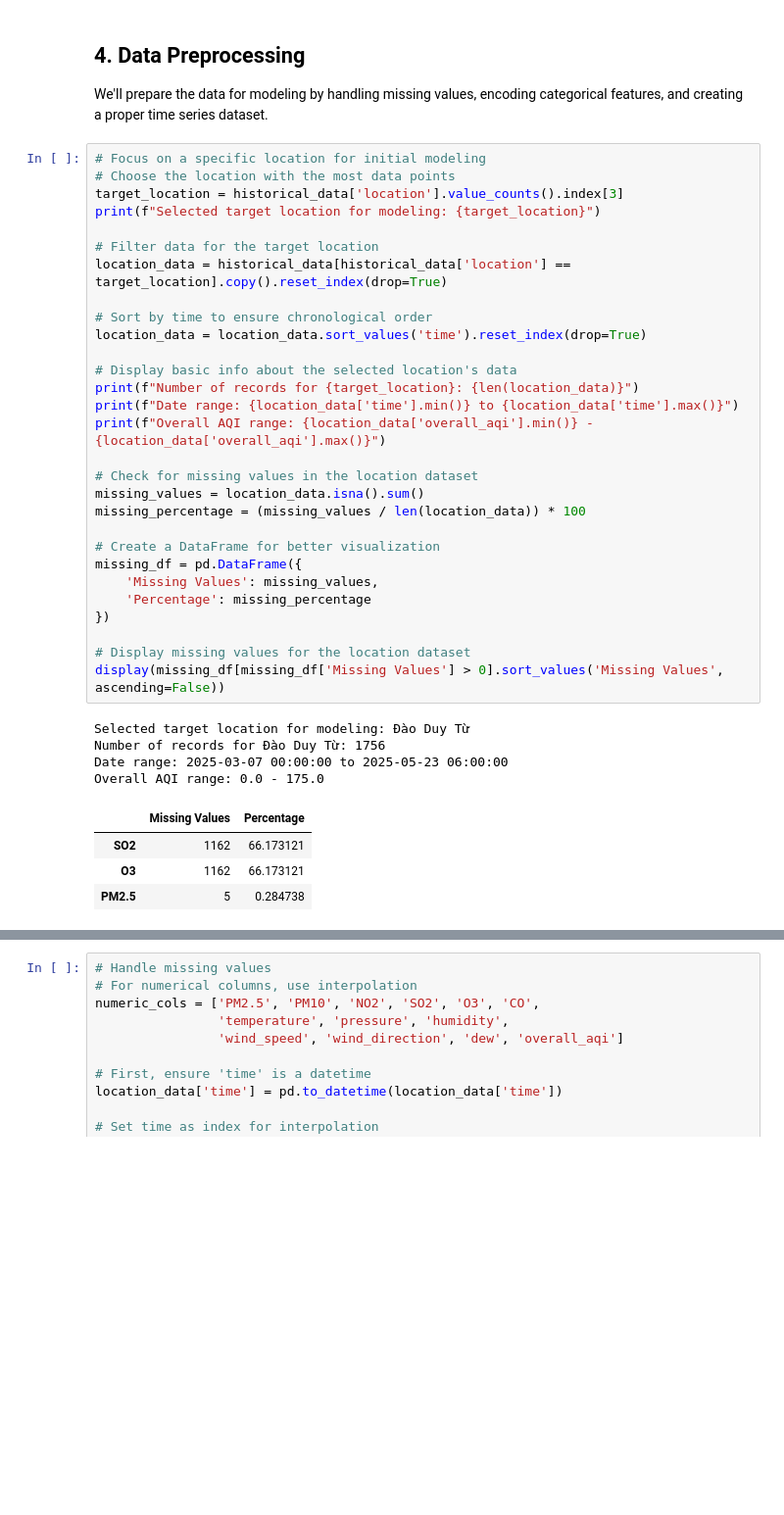
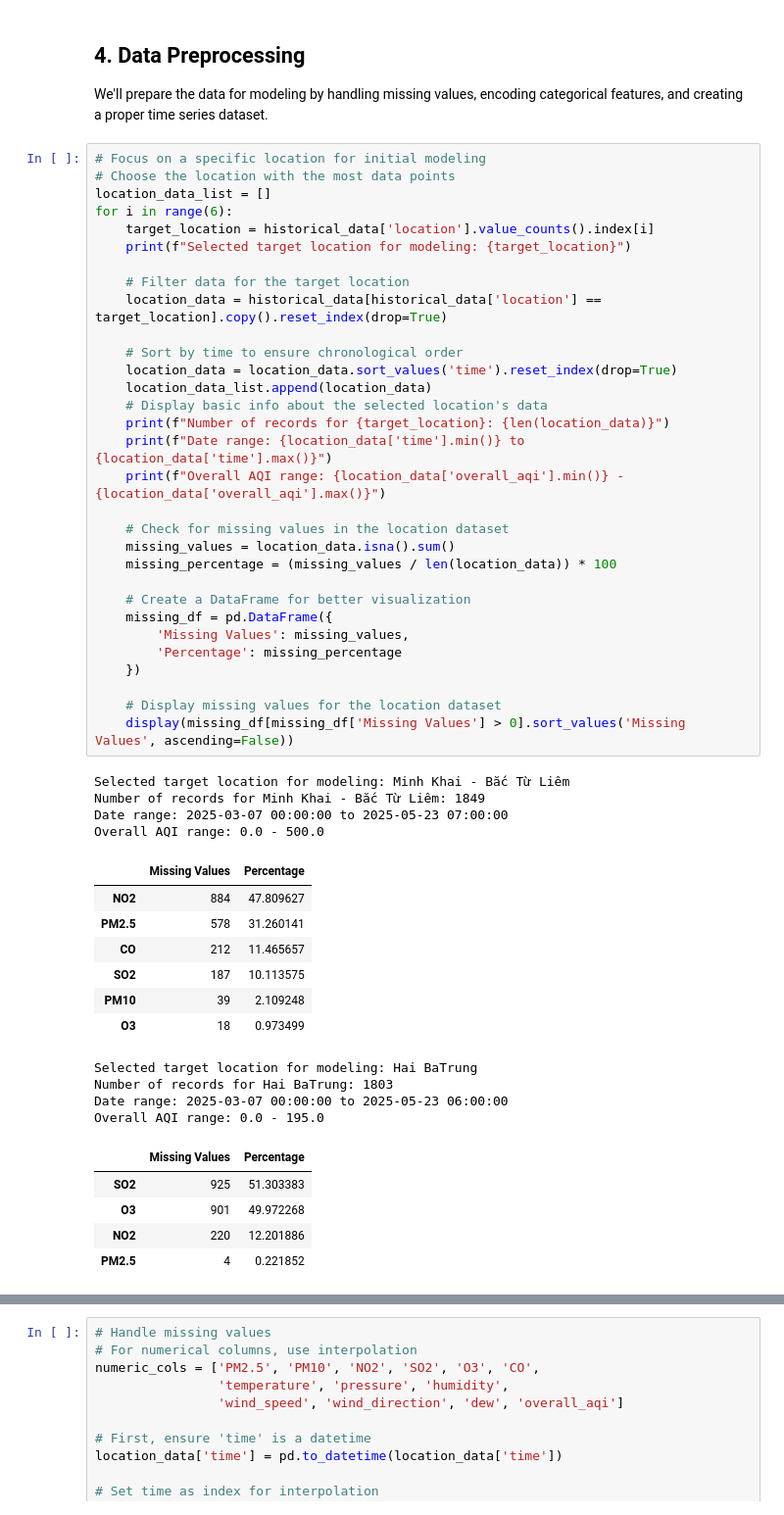
Before and after one commit to tranduchoangnam/Air_Pollution_Prediction, a Jupyter notebook: aqi_forecasting_pipeline_by_location.ipynb, the cells around one changed output, grey strips where cells are left out. Shown at 98% size. Saved outputs shown, nothing was run; the diff lists cells and outputs as text; blank space fills up the shorter version.

```diff
--- a/aqi_forecasting_pipeline_by_location.ipynb
+++ b/aqi_forecasting_pipeline_by_location.ipynb
@@ -385,38 +427,52 @@ We'll prepare the data for modeling by handling missing values, encoding categor
 # %%
 # Focus on a specific location for initial modeling
 # Choose the location with the most data points
-target_location = historical_data['location'].value_counts().index[3]
-print(f"Selected target location for modeling: {target_location}")
+location_data_list = []
+for i in range(6):
+    target_location = historical_data['location'].value_counts().index[i]
+    print(f"Selected target location for modeling: {target_location}")
 
-# Filter data for the target location
-location_data = historical_data[historical_data['location'] == target_location].copy().reset_index(drop=True)
+    # Filter data for the target location
+    location_data = historical_data[historical_data['location'] == target_location].copy().reset_index(drop=True)
 
-# Sort by time to ensure chronological order
-location_data = location_data.sort_values('time').reset_index(drop=True)
+    # Sort by time to ensure chronological order
+    location_data = location_data.sort_values('time').reset_index(drop=True)
+    location_data_list.append(location_data)
+    # Display basic info about the selected location's data
+    print(f"Number of records for {target_location}: {len(location_data)}")
+    print(f"Date range: {location_data['time'].min()} to {location_data['time'].max()}")
+    print(f"Overall AQI range: {location_data['overall_aqi'].min()} - {location_data['overall_aqi'].max()}")
 
-# Display basic info about the selected location's data
-print(f"Number of records for {target_location}: {len(location_data)}")
-print(f"Date range: {location_data['time'].min()} to {location_data['time'].max()}")
-print(f"Overall AQI range: {location_data['overall_aqi'].min()} - {location_data['overall_aqi'].max()}")
+    # Check for missing values in the location dataset
+    missing_values = location_data.isna().sum()
+    missing_percentage = (missing_values / len(location_data)) * 100
 
-# Check for missing values in the location dataset
-missing_values = location_data.isna().sum()
-missing_percentage = (missing_values / len(location_data)) * 100
+    # Create a DataFrame for better visualization
+    missing_df = pd.DataFrame({
+        'Missing Values': missing_values,
+        'Percentage': missing_percentage
+    })
 
-# Create a DataFrame for better visualization
-missing_df = pd.DataFrame({
-    'Missing Values': missing_values,
-    'Percentage': missing_percentage
-})
-
-# Display missing values for the location dataset
-display(missing_df[missing_df['Missing Values'] > 0].sort_values('Missing Values', ascending=False))
+    # Display missing values for the location dataset
+    display(missing_df[missing_df['Missing Values'] > 0].sort_values('Missing Values', ascending=False))
 # %% [output]
-Selected target location for modeling: Đào Duy Từ
-Number of records for Đào Duy Từ: 1756
-Date range: 2025-03-07 00:00:00 to 2025-05-23 06:00:00
-Overall AQI range: 0.0 - 175.0
+Selected target location for modeling: Minh Khai - Bắc Từ Liêm
+Number of records for Minh Khai - Bắc Từ Liêm: 1849
+Date range: 2025-03-07 00:00:00 to 2025-05-23 07:00:00
+Overall AQI range: 0.0 - 500.0
 |  | Missing Values | Percentage |
-| SO2 | 1162 | 66.173121 |
-| O3 | 1162 | 66.173121 |
-| PM2.5 | 5 | 0.284738 |
+| NO2 | 884 | 47.809627 |
+| PM2.5 | 578 | 31.260141 |
+| CO | 212 | 11.465657 |
+| SO2 | 187 | 10.113575 |
+| PM10 | 39 | 2.109248 |
+| O3 | 18 | 0.973499 |
+Selected target location for modeling: Hai BaTrung
+Number of records for Hai BaTrung: 1803
+Date range: 2025-03-07 00:00:00 to 2025-05-23 06:00:00
+Overall AQI range: 0.0 - 195.0
+|  | Missing Values | Percentage |
+| SO2 | 925 | 51.303383 |
+| O3 | 901 | 49.972268 |
+| NO2 | 220 | 12.201886 |
+| PM2.5 | 4 | 0.221852 |
```
Also changed, not shown: parts of 4 cells of this notebook, 1 other file.
